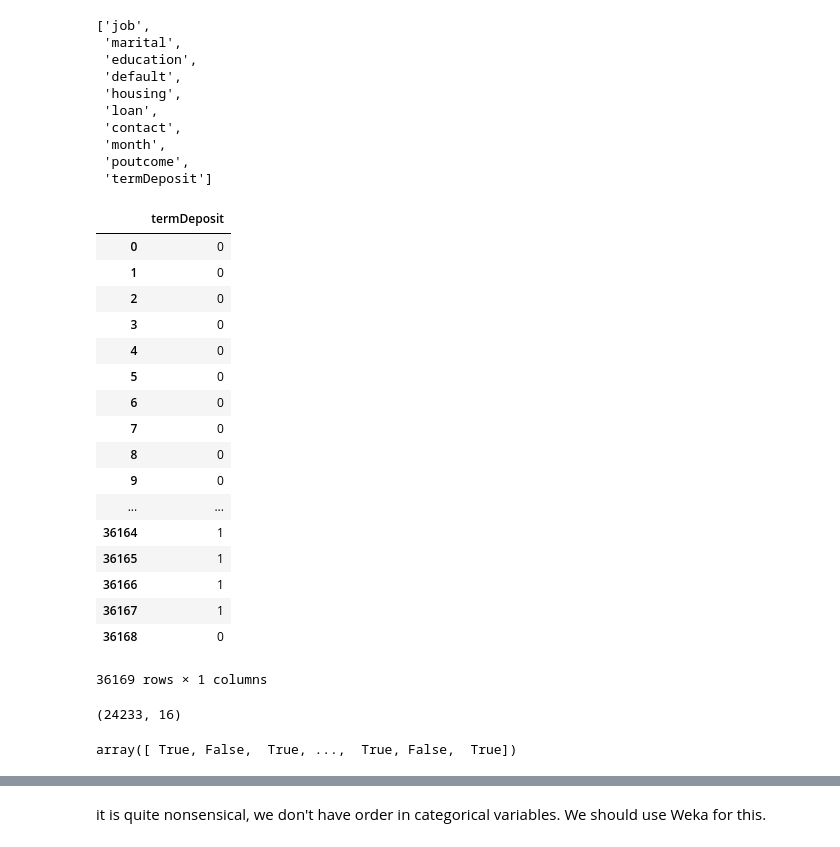
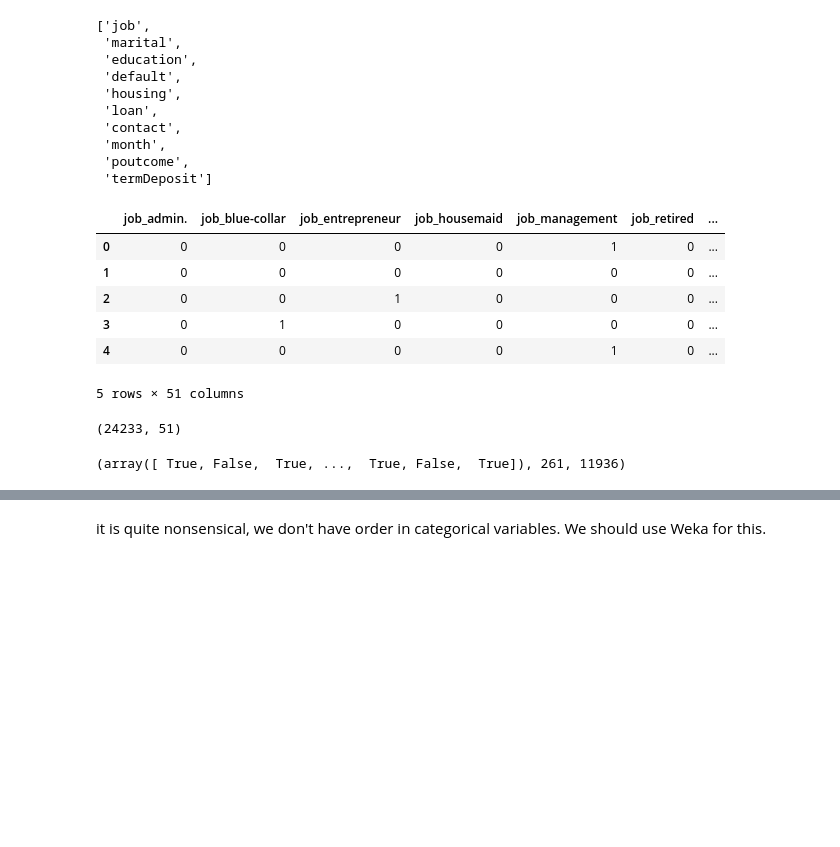
Before and after one commit to artemii-yanushevskyi/Data-Mining-Coursework, a Jupyter notebook: Data Mining Notes.ipynb, the cells around one changed output, grey strips where cells are left out. Saved outputs shown, nothing was run; the diff lists cells and outputs as text; code cells hidden in the pictures; blank space fills up the shorter version.

```diff
--- a/Data Mining Notes.ipynb
+++ b/Data Mining Notes.ipynb
@@ -265,52 +265,42 @@ object_attributes
 # %%
 from collections import defaultdict
 from sklearn.preprocessing import OneHotEncoder, LabelEncoder
 
 df_categorical = pd.DataFrame()
 for atr in object_attributes:
     if atr == 'termDeposit':
         break
     df_dummies = pd.get_dummies(df[atr], prefix = atr)
     df_categorical = pd.concat([df_categorical, df_dummies], axis=1)
 
-df_hot = pd.concat([df_categorical, df[number_attributes]], axis=1) # the dataset ready to appy decision tree algorithm
+df_features = pd.concat([df_categorical, df[number_attributes]], axis=1) # the dataset ready to appy decision tree algorithm
 
 le = LabelEncoder()
 df_outcome = df[['termDeposit']].apply(lambda x: d[x.name].fit_transform(x))
-df_outcome
+df_features.head()
 # %% [output]
-|  | termDeposit |
-| 0 | 0 |
-| 1 | 0 |
-| 2 | 0 |
-| 3 | 0 |
-| 4 | 0 |
-| 5 | 0 |
-| 6 | 0 |
-| 7 | 0 |
-| 8 | 0 |
-| 9 | 0 |
-| ... | ... |
-| 36164 | 1 |
-| 36165 | 1 |
-| 36166 | 1 |
-| 36167 | 1 |
-| 36168 | 0 |
+|  | job_admin. | job_blue-collar | job_entrepreneur | job_housemaid | job_management | job_retired | ... |
+| 0 | 0 | 0 | 0 | 0 | 1 | 0 | ... |
+| 1 | 0 | 0 | 0 | 0 | 0 | 0 | ... |
+| 2 | 0 | 0 | 1 | 0 | 0 | 0 | ... |
+| 3 | 0 | 1 | 0 | 0 | 0 | 0 | ... |
+| 4 | 0 | 0 | 0 | 0 | 1 | 0 | ... |
-36169 rows × 1 columns
+5 rows × 51 columns
 # %%
 from sklearn.model_selection import train_test_split
 X_train, X_test, y_train, y_test = train_test_split(df_features.values, df_outcome.values, test_size=0.33, random_state=42)
 
 X_train.shape
 # %% [output]
-(24233, 16)
+(24233, 51)
 # %%
 from sklearn.tree import DecisionTreeClassifier
 tree = DecisionTreeClassifier(min_impurity_decrease=0.001)
 tree.fit(X_train, y_train)
-y_test == tree.predict(X_test)
+prediction = tree.predict(X_test)
+prediction == y_test.squeeze(), sum(prediction), len(prediction)
 # %% [output]
-array([ True, False,  True, ...,  True, False,  True])
+(array([ True, False,  True, ...,  True, False,  True]), 261, 11936)
 # %%
 from sklearn import metrics
 print("DecisionTrees's Accuracy: ", metrics.accuracy_score(y_test, tree.predict(X_test)))
```
Also changed, not shown: parts of 4 cells of this notebook.
